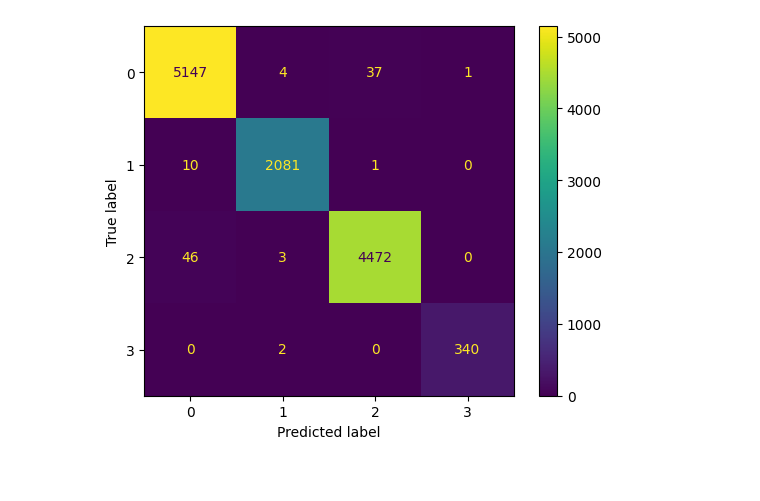
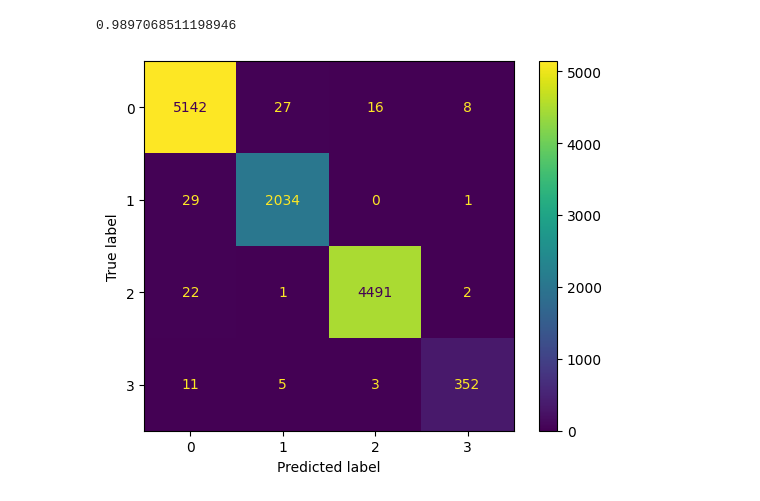
Before and after one commit to Maxalcer/DS_Project, a Jupyter notebook: Neural_Network/Neural_Network.ipynb, the cells around one changed output. Saved outputs shown, nothing was run; the diff lists cells and outputs as text; code cells hidden in the pictures.

```diff
--- a/Neural_Network/Neural_Network.ipynb
+++ b/Neural_Network/Neural_Network.ipynb
@@ -25,7 +14,7 @@ class Network(nn.Module):
   def __init__(self):
     super(Network, self).__init__()
     self.dropout = nn.Dropout(0.2)
-    self.lin1 = nn.Linear(100,64)
+    self.lin1 = nn.Linear(200,64)
     self.lin2 = nn.Linear(64,32)
     self.lin3 = nn.Linear(32,4)
 
@@ -65,17 +54,25 @@ def test(net, dataset):
   print("test loss:", (total_loss/len(dataset)))
   return (total_loss/len(dataset))
 # %%
-input = pd.read_table("../data/training/train_data_RNA.txt", sep = " ", header=0)
+input = pd.read_table("../data/training/train_data_RNA_200.txt", sep = " ", header=0)
 labels = pd.read_csv("../data/pre_processed/RNA_annotations.csv")
 codes, uniques = labels["Sub_trajectory_name"].factorize()
-labels["factors"]  = codes
 # %%
-data = []
-dist_labels = torch.Tensor([[1,0,0,0], [0,1,0,0], [0,0,1,0], [0,0,0,1]])
-for indx, row in input.iterrows():
-    data.append([torch.Tensor(row.tolist()), dist_labels[labels[(labels["sample"]==indx)]["factors"].values[0]]])
+class Custom_Dataset(Dataset):
+    def __init__(self, input, labels):
+        dist_labels = torch.Tensor([[1,0,0,0], [0,1,0,0], [0,0,1,0], [0,0,0,1]])
+        self.X = [torch.Tensor(row.tolist()) for indx, row in input.iterrows()]
+        self.y = [dist_labels[label] for label in labels]
+
+    def __getitem__(self, index):
+        return self.X[index], self.y[index]
+
+    def __len__(self):
+        return len(self.X)
 # %%
-train_dataset, test_dataset = random_split(Custom_Dataset(data), [0.7, 0.3])
+data = Custom_Dataset(input, codes)
+
+train_dataset, test_dataset = random_split(data, [0.7, 0.3])
 
 data_loader_train = DataLoader(train_dataset, batch_size=64, shuffle=True)
 data_loader_test = DataLoader(test_dataset, batch_size=64, shuffle=True)
@@ -117,15 +116,21 @@ test loss: 0.004041225193510293
 # %%
 net.cpu()
 
 X = [i for i,j in test_dataset]
 pred = [net(x) for x in X]
 y_true = [np.argmax(j) for i,j in test_dataset]
 y_pred = [np.argmax(i.detach().numpy()) for i in pred]
 
+acc = accuracy_score(y_true, y_pred)
+
+print(acc)
+
 cm = confusion_matrix(y_true, y_pred)
 
 disp = ConfusionMatrixDisplay(cm)
 disp.plot()
+plt.savefig("conf_mat_RNA_200.png")
 plt.show()
 # %% [output]
+0.9897068511198946
-[figure, old version]
+[figure, new version]
```
Also changed, not shown: parts of 3 cells of this notebook, 13 other files.
